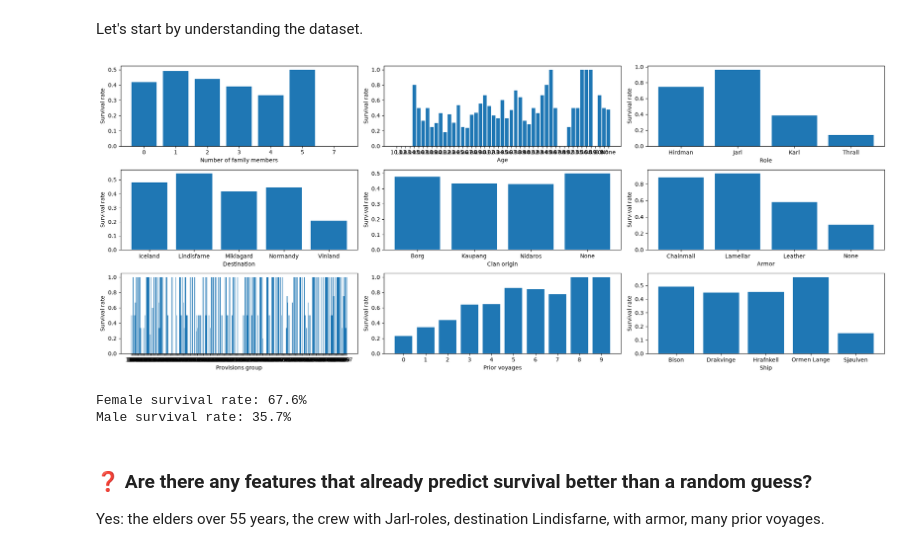
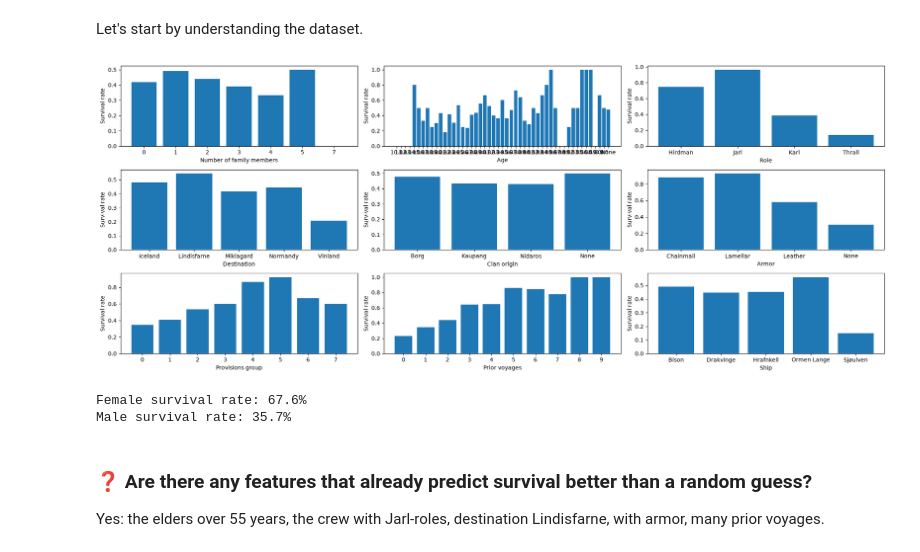
Before and after one commit to savmidt/tdt4172_intro_ml, a Jupyter notebook: Assignment2/Problem2.ipynb, the cells around one changed output. Drawn from its saved outputs; the diff is of its cells as text; code cells hidden in the pictures.

```diff
--- a/Assignment2/Problem2.ipynb
+++ b/Assignment2/Problem2.ipynb
@@ -266,7 +266,7 @@ rate_ship_5 = len(df[(df['ship'] == 'Drakvinge') & (df['survived'] == 1)]) / (le
 
 # Alternative preprocessing, not necessarily needed
 # df['age_group'] = pd.cut(x = df['age'], bins=[0,10,20,30,40,50,60], labels=False)
-# df['provisions_group'] = pd.cut(x = df['provisions_kg'], bins=[0,10,25,50,75,100,150,200,400], labels=False)
+df['provisions_group'] = pd.cut(x = df['provisions_kg'], bins=[0,10,25,50,75,100,150,200,400], labels=False)
 
 def check_survival_rate(target: str, df = df) -> dict:
     rates = {}
@@ -274,35 +274,35 @@ def check_survival_rate(target: str, df = df) -> dict:
         group = df[df[target].fillna('None') == val]
         rates[str(val)] = group['survived'].mean()
     return rates
 
 features = [
     ('family_aboard', 'Number of family members'),
     ('age', 'Age'),
     ('role', 'Role'),
     ('destination', 'Destination'),
     ('clan_origin', 'Clan origin'),
     ('armor', 'Armor'),
-    ('provisions_kg', 'Provisions group'),
+    ('provisions_group', 'Provisions group'),
     ('prior_voyages', 'Prior voyages'),
     ('ship', 'Ship')
 ]
 
 fig, axes = plt.subplots(3, 3, figsize=(20, 8))
 
 for ax, (col, label) in zip(axes.flatten(), features):
     rates = check_survival_rate(col)
     sorted_rates = dict(sorted(rates.items(), key=lambda x: x[0]))
     ax.bar(sorted_rates.keys(), sorted_rates.values())
     ax.set_xlabel(label)
     ax.set_ylabel('Survival rate')
 
 fig.tight_layout()
 plt.show()
 # ====================================
 print(f"Female survival rate: {rate_female:.1%}")
 print(f"Male survival rate: {rate_male:.1%}")
 # %% [output]
-[figure, old version]
+[figure, new version]
 Female survival rate: 67.6%
 Male survival rate: 35.7%
 # %% [markdown]
```
Also changed, not shown: parts of 2 cells of this notebook.
